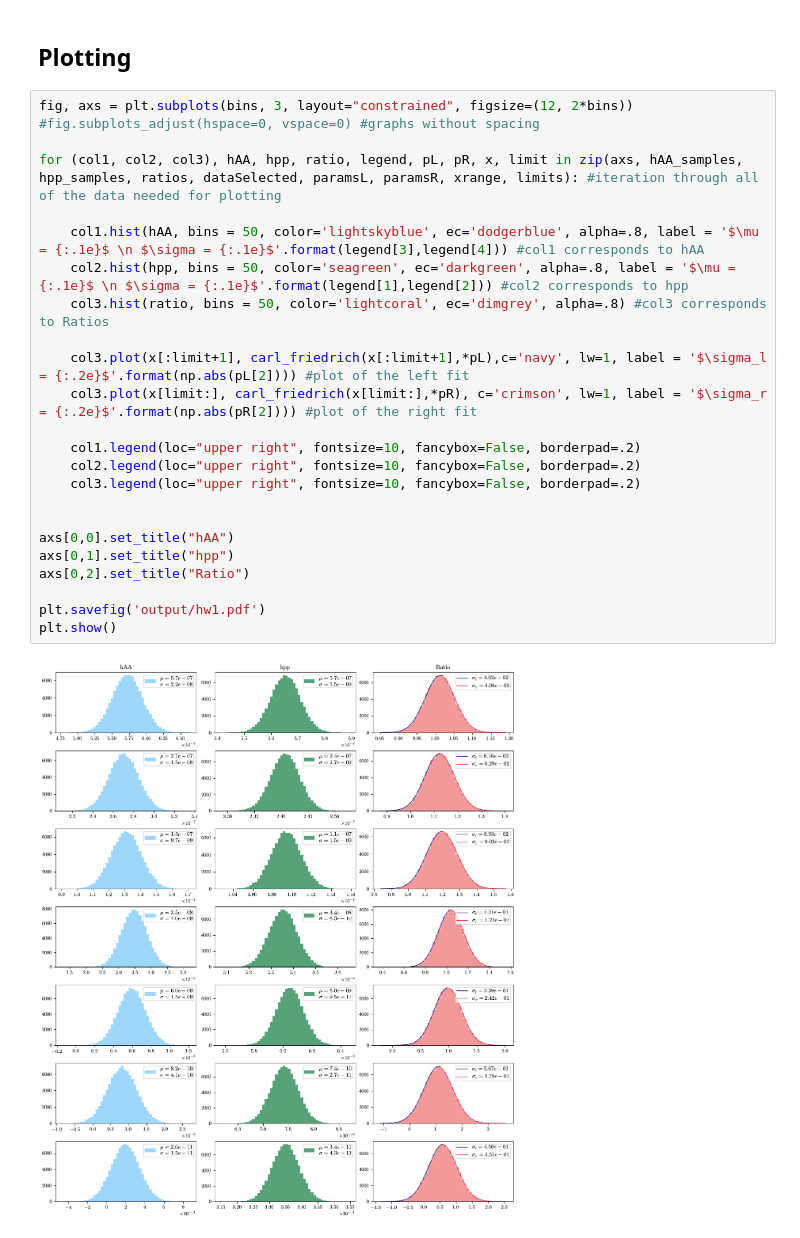
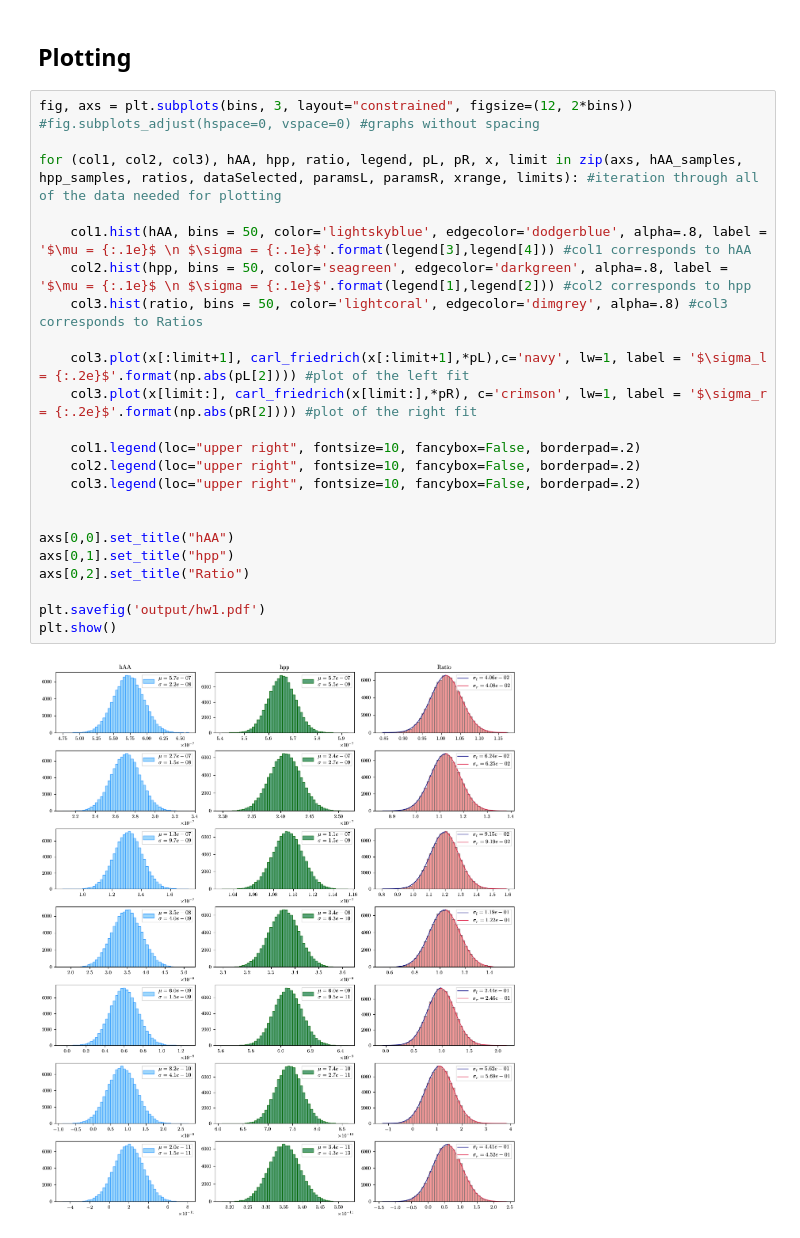
Before and after one commit to TheLittleRock/SZD_homeworks, a Jupyter notebook: Homework 1.ipynb, the cells around one changed output. Cells and saved outputs as stored; diff of their text form.

Commit message:
edgecolor fix

```diff
--- a/Homework 1.ipynb
+++ b/Homework 1.ipynb
@@ -78,26 +78,26 @@ for hist in ratios:
 # %%
 fig, axs = plt.subplots(bins, 3, layout="constrained", figsize=(12, 2*bins))
 #fig.subplots_adjust(hspace=0, vspace=0) #graphs without spacing
 
 for (col1, col2, col3), hAA, hpp, ratio, legend, pL, pR, x, limit in zip(axs, hAA_samples, hpp_samples, ratios, dataSelected, paramsL, paramsR, xrange, limits): #iteration through all of the data needed for plotting
 
-    col1.hist(hAA, bins = 50, color='lightskyblue', ec='dodgerblue', alpha=.8, label = '$\mu = {:.1e}$ \n $\sigma = {:.1e}$'.format(legend[3],legend[4])) #col1 corresponds to hAA
-    col2.hist(hpp, bins = 50, color='seagreen', ec='darkgreen', alpha=.8, label = '$\mu = {:.1e}$ \n $\sigma = {:.1e}$'.format(legend[1],legend[2])) #col2 corresponds to hpp
-    col3.hist(ratio, bins = 50, color='lightcoral', ec='dimgrey', alpha=.8) #col3 corresponds to Ratios
+    col1.hist(hAA, bins = 50, color='lightskyblue', edgecolor='dodgerblue', alpha=.8, label = '$\mu = {:.1e}$ \n $\sigma = {:.1e}$'.format(legend[3],legend[4])) #col1 corresponds to hAA
+    col2.hist(hpp, bins = 50, color='seagreen', edgecolor='darkgreen', alpha=.8, label = '$\mu = {:.1e}$ \n $\sigma = {:.1e}$'.format(legend[1],legend[2])) #col2 corresponds to hpp
+    col3.hist(ratio, bins = 50, color='lightcoral', edgecolor='dimgrey', alpha=.8) #col3 corresponds to Ratios
 
     col3.plot(x[:limit+1], carl_friedrich(x[:limit+1],*pL),c='navy', lw=1, label = '$\sigma_l = {:.2e}$'.format(np.abs(pL[2]))) #plot of the left fit
     col3.plot(x[limit:], carl_friedrich(x[limit:],*pR), c='crimson', lw=1, label = '$\sigma_r = {:.2e}$'.format(np.abs(pR[2]))) #plot of the right fit
 
     col1.legend(loc="upper right", fontsize=10, fancybox=False, borderpad=.2)
     col2.legend(loc="upper right", fontsize=10, fancybox=False, borderpad=.2)
     col3.legend(loc="upper right", fontsize=10, fancybox=False, borderpad=.2)
 
 
 axs[0,0].set_title("hAA")
 axs[0,1].set_title("hpp")
 axs[0,2].set_title("Ratio")
 
 plt.savefig('output/hw1.pdf')
 plt.show()
 # %% [output]
-[figure, old version]
+[figure, new version]
```
Also changed, not shown: 1 other file.
